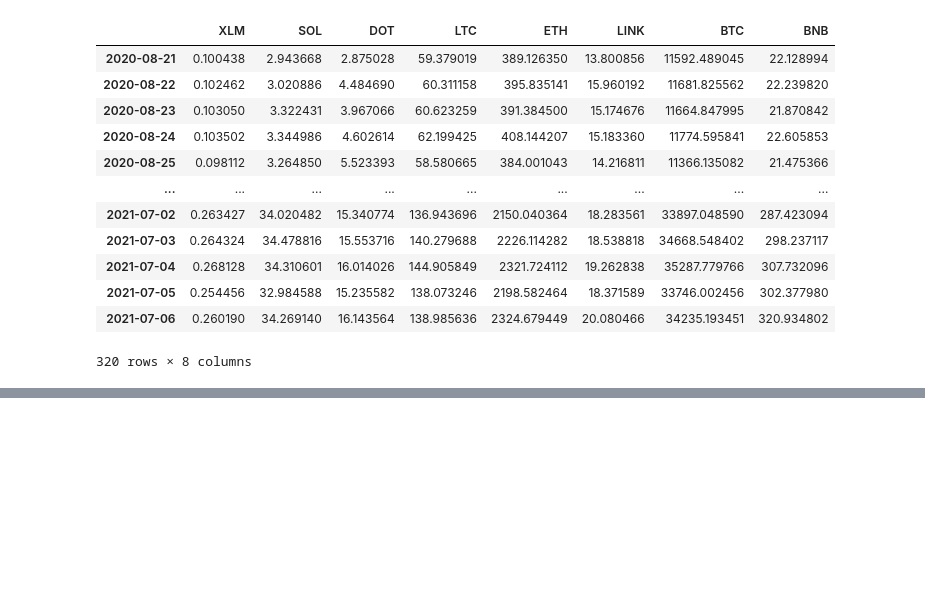
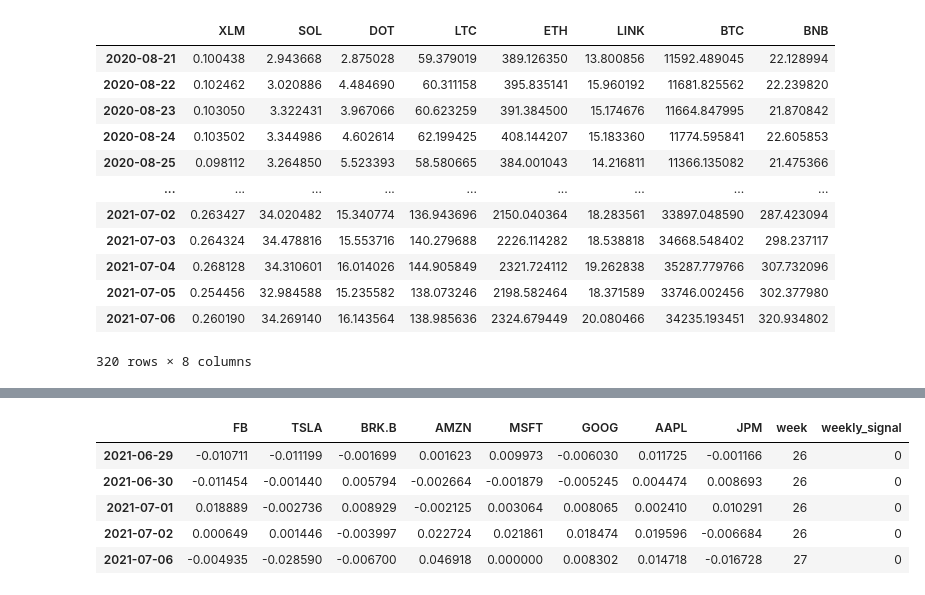
Before and after one commit to haege101/Algorithmic-DCA-Trading-Model, a Jupyter notebook: final_dfs.ipynb, the cells around one changed output, grey strips where cells are left out. Drawn from its saved outputs; the diff is of its cells as text; code cells hidden in the pictures; blank space fills up the shorter version.

```diff
--- a/final_dfs.ipynb
+++ b/final_dfs.ipynb
@@ -287,0 +305,13 @@ crypto_returns["returns_signal"].sum()
+# %%
+stock_returns["week"] = stock_returns.index.isocalendar().week
+stock_returns["weekly_signal"] = stock_returns["week"].apply(lambda x: 1 if x % 4 == 0 else 0)
+#stock_returns["weekly_signal"] = stock_returns["weekly_signal"].diff()
+stock_returns.dropna(inplace=True)
+stock_returns.tail()
+# %% [output]
+|  | FB | TSLA | BRK.B | AMZN | MSFT | GOOG | AAPL | JPM | week | weekly_signal |
+| 2021-06-29 | -0.010711 | -0.011199 | -0.001699 | 0.001623 | 0.009973 | -0.006030 | 0.011725 | -0.001166 | 26 | 0 |
+| 2021-06-30 | -0.011454 | -0.001440 | 0.005794 | -0.002664 | -0.001879 | -0.005245 | 0.004474 | 0.008693 | 26 | 0 |
+| 2021-07-01 | 0.018889 | -0.002736 | 0.008929 | -0.002125 | 0.003064 | 0.008065 | 0.002410 | 0.010291 | 26 | 0 |
+| 2021-07-02 | 0.000649 | 0.001446 | -0.003997 | 0.022724 | 0.021861 | 0.018474 | 0.019596 | -0.006684 | 26 | 0 |
+| 2021-07-06 | -0.004935 | -0.028590 | -0.006700 | 0.046918 | 0.000000 | 0.008302 | 0.014718 | -0.016728 | 27 | 0 |
```
Also changed, not shown: parts of 26 cells of this notebook.
